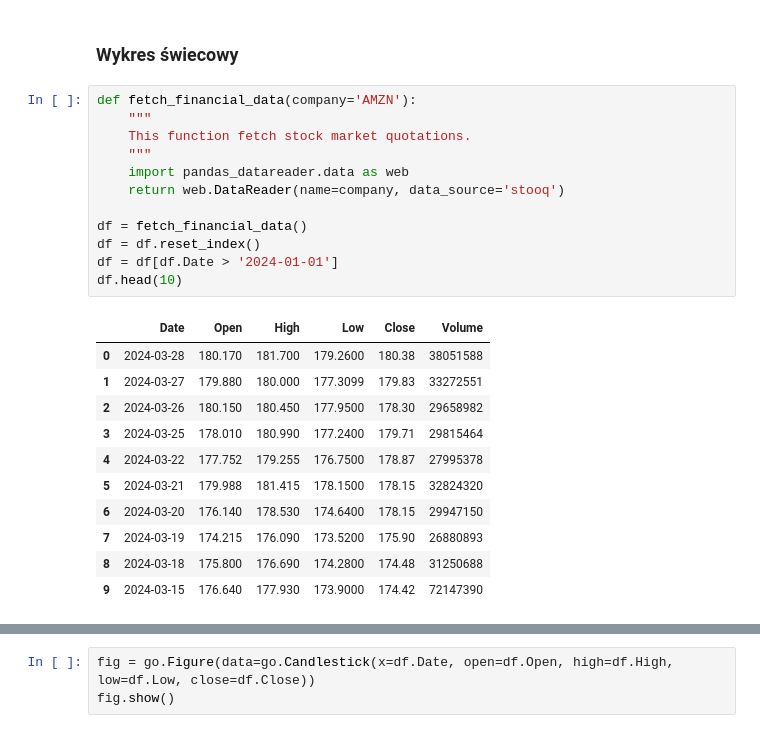
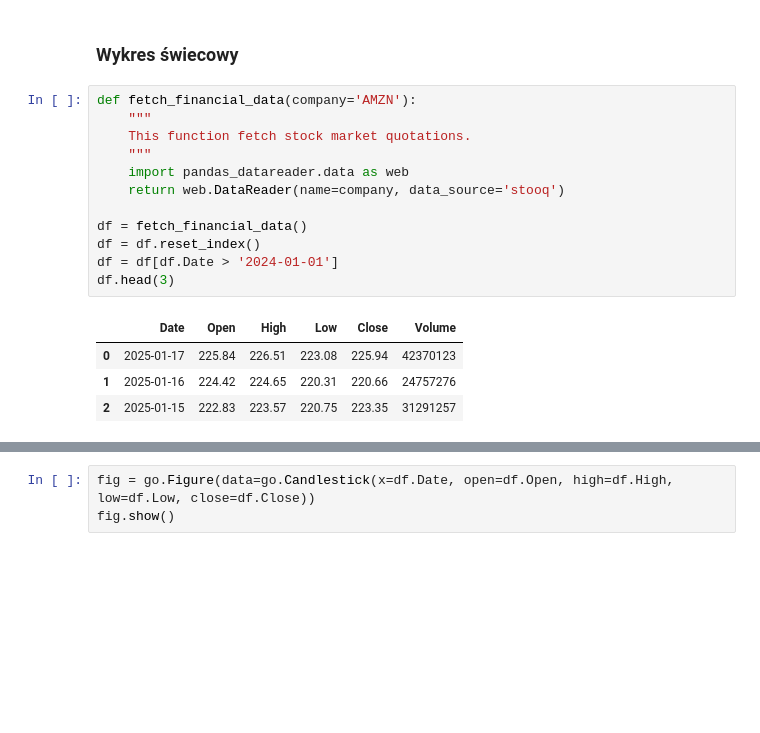
Before and after one commit to kurek0010/data-science-bootcamp, a Jupyter notebook: 03_wizualizacje_danych/06_plotly.ipynb, the cells around one changed output, grey strips where cells are left out. Saved outputs shown, nothing was run; the diff lists cells and outputs as text; blank space fills up the shorter version.

```diff
--- a/03_wizualizacje_danych/06_plotly.ipynb
+++ b/03_wizualizacje_danych/06_plotly.ipynb
@@ -173,27 +179,20 @@ fig.show()
 # %%
 def fetch_financial_data(company='AMZN'):
     """
     This function fetch stock market quotations.
     """
     import pandas_datareader.data as web
     return web.DataReader(name=company, data_source='stooq')
 
 df = fetch_financial_data()
 df = df.reset_index()
 df = df[df.Date > '2024-01-01']
-df.head(10)
+df.head(3)
 # %% [output]
 |  | Date | Open | High | Low | Close | Volume |
-| 0 | 2024-03-28 | 180.170 | 181.700 | 179.2600 | 180.38 | 38051588 |
-| 1 | 2024-03-27 | 179.880 | 180.000 | 177.3099 | 179.83 | 33272551 |
-| 2 | 2024-03-26 | 180.150 | 180.450 | 177.9500 | 178.30 | 29658982 |
-| 3 | 2024-03-25 | 178.010 | 180.990 | 177.2400 | 179.71 | 29815464 |
-| 4 | 2024-03-22 | 177.752 | 179.255 | 176.7500 | 178.87 | 27995378 |
-| 5 | 2024-03-21 | 179.988 | 181.415 | 178.1500 | 178.15 | 32824320 |
-| 6 | 2024-03-20 | 176.140 | 178.530 | 174.6400 | 178.15 | 29947150 |
-| 7 | 2024-03-19 | 174.215 | 176.090 | 173.5200 | 175.90 | 26880893 |
-| 8 | 2024-03-18 | 175.800 | 176.690 | 174.2800 | 174.48 | 31250688 |
-| 9 | 2024-03-15 | 176.640 | 177.930 | 173.9000 | 174.42 | 72147390 |
+| 0 | 2025-01-17 | 225.84 | 226.51 | 223.08 | 225.94 | 42370123 |
+| 1 | 2025-01-16 | 224.42 | 224.65 | 220.31 | 220.66 | 24757276 |
+| 2 | 2025-01-15 | 222.83 | 223.57 | 220.75 | 223.35 | 31291257 |
 # %%
 df.info()
 # %% [output]
```
Also changed, not shown: parts of 5 cells of this notebook.
